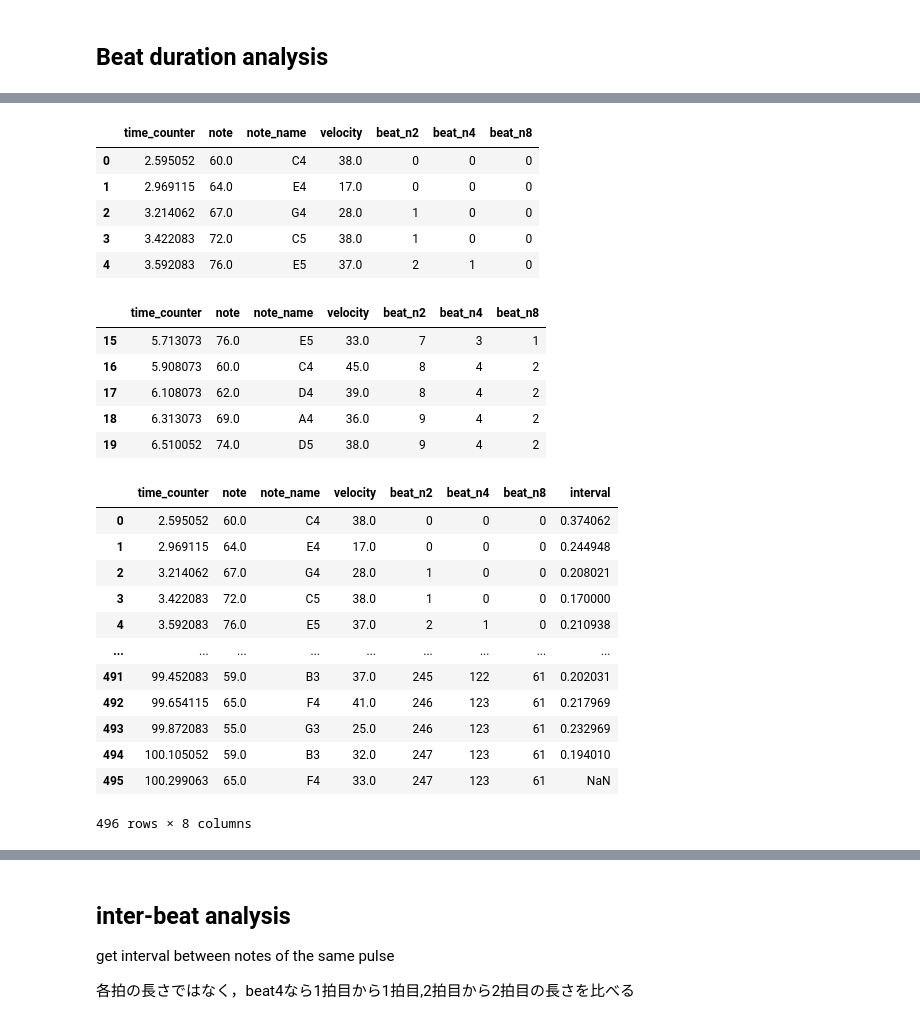
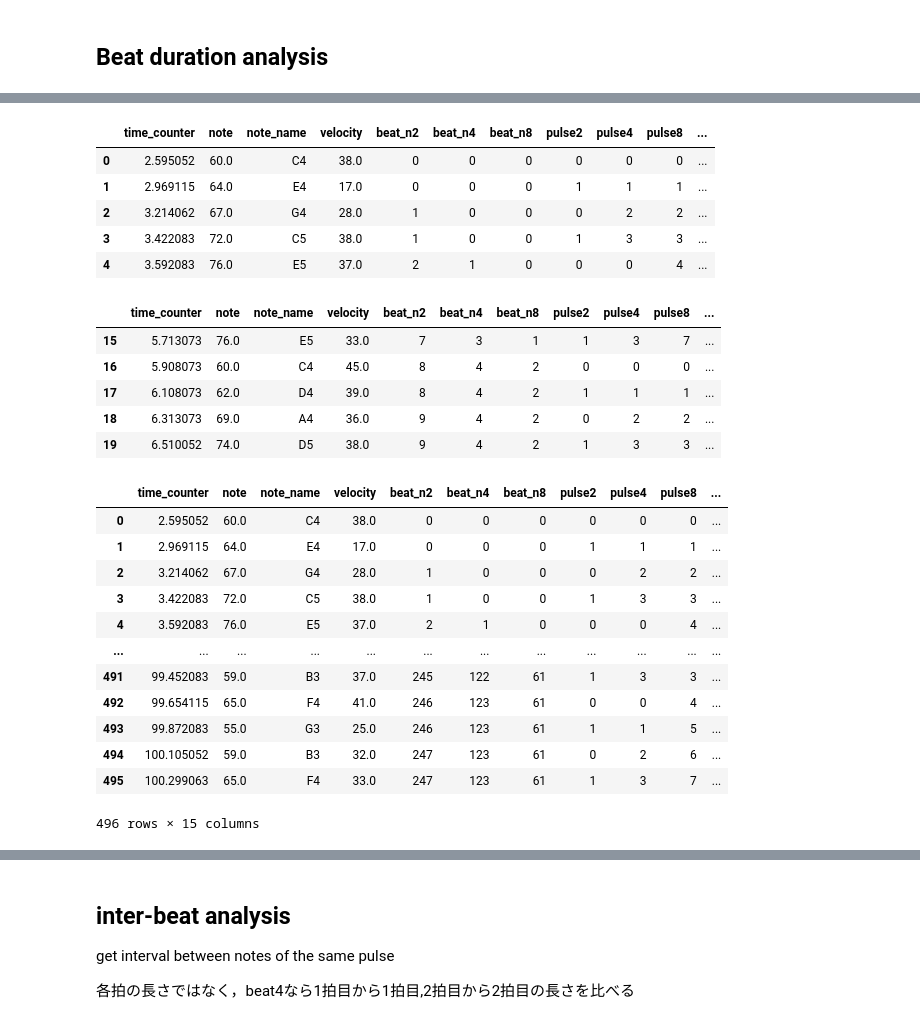
Before and after one commit to jnishii/midi-roll, a Jupyter notebook: midi_analysis.ipynb, the cells around one changed output, grey strips where cells are left out. Cells and saved outputs as stored; diff of their text form; code cells hidden in the pictures.

```diff
--- a/midi_analysis.ipynb
+++ b/midi_analysis.ipynb
@@ -100,27 +110,28 @@ Name: time_counter, dtype: float64
 # %%
 note_on.index=range(len(note_on))
 
-for i in range(1,4):
+N=5
+for i in range(0,N):
     k=2**i
     #note_on["beat"+str(k)]=((note_on.index // k) % (16//k))
     note_on["beat_n"+str(k)]=((note_on.index // k))
-
+    note_on["pulse"+str(k)]=note_on.index % k
 
 display(note_on[:5])
 display(note_on[15:20])
 # %% [output]
-|  | time_counter | note | note_name | velocity | beat_n2 | beat_n4 | beat_n8 |
-| 0 | 2.595052 | 60.0 | C4 | 38.0 | 0 | 0 | 0 |
-| 1 | 2.969115 | 64.0 | E4 | 17.0 | 0 | 0 | 0 |
-| 2 | 3.214062 | 67.0 | G4 | 28.0 | 1 | 0 | 0 |
-| 3 | 3.422083 | 72.0 | C5 | 38.0 | 1 | 0 | 0 |
-| 4 | 3.592083 | 76.0 | E5 | 37.0 | 2 | 1 | 0 |
+|  | time_counter | note | note_name | velocity | beat_n2 | beat_n4 | beat_n8 | pulse2 | pulse4 | pulse8 | ... |
+| 0 | 2.595052 | 60.0 | C4 | 38.0 | 0 | 0 | 0 | 0 | 0 | 0 | ... |
+| 1 | 2.969115 | 64.0 | E4 | 17.0 | 0 | 0 | 0 | 1 | 1 | 1 | ... |
+| 2 | 3.214062 | 67.0 | G4 | 28.0 | 1 | 0 | 0 | 0 | 2 | 2 | ... |
+| 3 | 3.422083 | 72.0 | C5 | 38.0 | 1 | 0 | 0 | 1 | 3 | 3 | ... |
+| 4 | 3.592083 | 76.0 | E5 | 37.0 | 2 | 1 | 0 | 0 | 0 | 4 | ... |
-|  | time_counter | note | note_name | velocity | beat_n2 | beat_n4 | beat_n8 |
-| 15 | 5.713073 | 76.0 | E5 | 33.0 | 7 | 3 | 1 |
-| 16 | 5.908073 | 60.0 | C4 | 45.0 | 8 | 4 | 2 |
-| 17 | 6.108073 | 62.0 | D4 | 39.0 | 8 | 4 | 2 |
-| 18 | 6.313073 | 69.0 | A4 | 36.0 | 9 | 4 | 2 |
-| 19 | 6.510052 | 74.0 | D5 | 38.0 | 9 | 4 | 2 |
+|  | time_counter | note | note_name | velocity | beat_n2 | beat_n4 | beat_n8 | pulse2 | pulse4 | pulse8 | ... |
+| 15 | 5.713073 | 76.0 | E5 | 33.0 | 7 | 3 | 1 | 1 | 3 | 7 | ... |
+| 16 | 5.908073 | 60.0 | C4 | 45.0 | 8 | 4 | 2 | 0 | 0 | 0 | ... |
+| 17 | 6.108073 | 62.0 | D4 | 39.0 | 8 | 4 | 2 | 1 | 1 | 1 | ... |
+| 18 | 6.313073 | 69.0 | A4 | 36.0 | 9 | 4 | 2 | 0 | 2 | 2 | ... |
+| 19 | 6.510052 | 74.0 | D5 | 38.0 | 9 | 4 | 2 | 1 | 3 | 3 | ... |
 # %%
 interval1=pd.DataFrame(note_on.time_counter.diff(1).shift(-1))
 interval1=interval1.rename(columns={"time_counter":"interval"})
@@ -128,16 +139,16 @@ interval1=pd.concat([note_on,interval1], axis=1)
 interval1.index=range(len(interval1))
 display(interval1)
 # %% [output]
-|  | time_counter | note | note_name | velocity | beat_n2 | beat_n4 | beat_n8 | interval |
-| 0 | 2.595052 | 60.0 | C4 | 38.0 | 0 | 0 | 0 | 0.374062 |
-| 1 | 2.969115 | 64.0 | E4 | 17.0 | 0 | 0 | 0 | 0.244948 |
-| 2 | 3.214062 | 67.0 | G4 | 28.0 | 1 | 0 | 0 | 0.208021 |
-| 3 | 3.422083 | 72.0 | C5 | 38.0 | 1 | 0 | 0 | 0.170000 |
-| 4 | 3.592083 | 76.0 | E5 | 37.0 | 2 | 1 | 0 | 0.210938 |
-| ... | ... | ... | ... | ... | ... | ... | ... | ... |
-| 491 | 99.452083 | 59.0 | B3 | 37.0 | 245 | 122 | 61 | 0.202031 |
-| 492 | 99.654115 | 65.0 | F4 | 41.0 | 246 | 123 | 61 | 0.217969 |
-| 493 | 99.872083 | 55.0 | G3 | 25.0 | 246 | 123 | 61 | 0.232969 |
-| 494 | 100.105052 | 59.0 | B3 | 32.0 | 247 | 123 | 61 | 0.194010 |
-| 495 | 100.299063 | 65.0 | F4 | 33.0 | 247 | 123 | 61 | NaN |
+|  | time_counter | note | note_name | velocity | beat_n2 | beat_n4 | beat_n8 | pulse2 | pulse4 | pulse8 | ... |
+| 0 | 2.595052 | 60.0 | C4 | 38.0 | 0 | 0 | 0 | 0 | 0 | 0 | ... |
+| 1 | 2.969115 | 64.0 | E4 | 17.0 | 0 | 0 | 0 | 1 | 1 | 1 | ... |
+| 2 | 3.214062 | 67.0 | G4 | 28.0 | 1 | 0 | 0 | 0 | 2 | 2 | ... |
+| 3 | 3.422083 | 72.0 | C5 | 38.0 | 1 | 0 | 0 | 1 | 3 | 3 | ... |
+| 4 | 3.592083 | 76.0 | E5 | 37.0 | 2 | 1 | 0 | 0 | 0 | 4 | ... |
+| ... | ... | ... | ... | ... | ... | ... | ... | ... | ... | ... | ... |
+| 491 | 99.452083 | 59.0 | B3 | 37.0 | 245 | 122 | 61 | 1 | 3 | 3 | ... |
+| 492 | 99.654115 | 65.0 | F4 | 41.0 | 246 | 123 | 61 | 0 | 0 | 4 | ... |
+| 493 | 99.872083 | 55.0 | G3 | 25.0 | 246 | 123 | 61 | 1 | 1 | 5 | ... |
+| 494 | 100.105052 | 59.0 | B3 | 32.0 | 247 | 123 | 61 | 0 | 2 | 6 | ... |
+| 495 | 100.299063 | 65.0 | F4 | 33.0 | 247 | 123 | 61 | 1 | 3 | 7 | ... |
-496 rows × 8 columns
+496 rows × 15 columns
```
Also changed, not shown: parts of 24 cells of this notebook, 1 other file.
